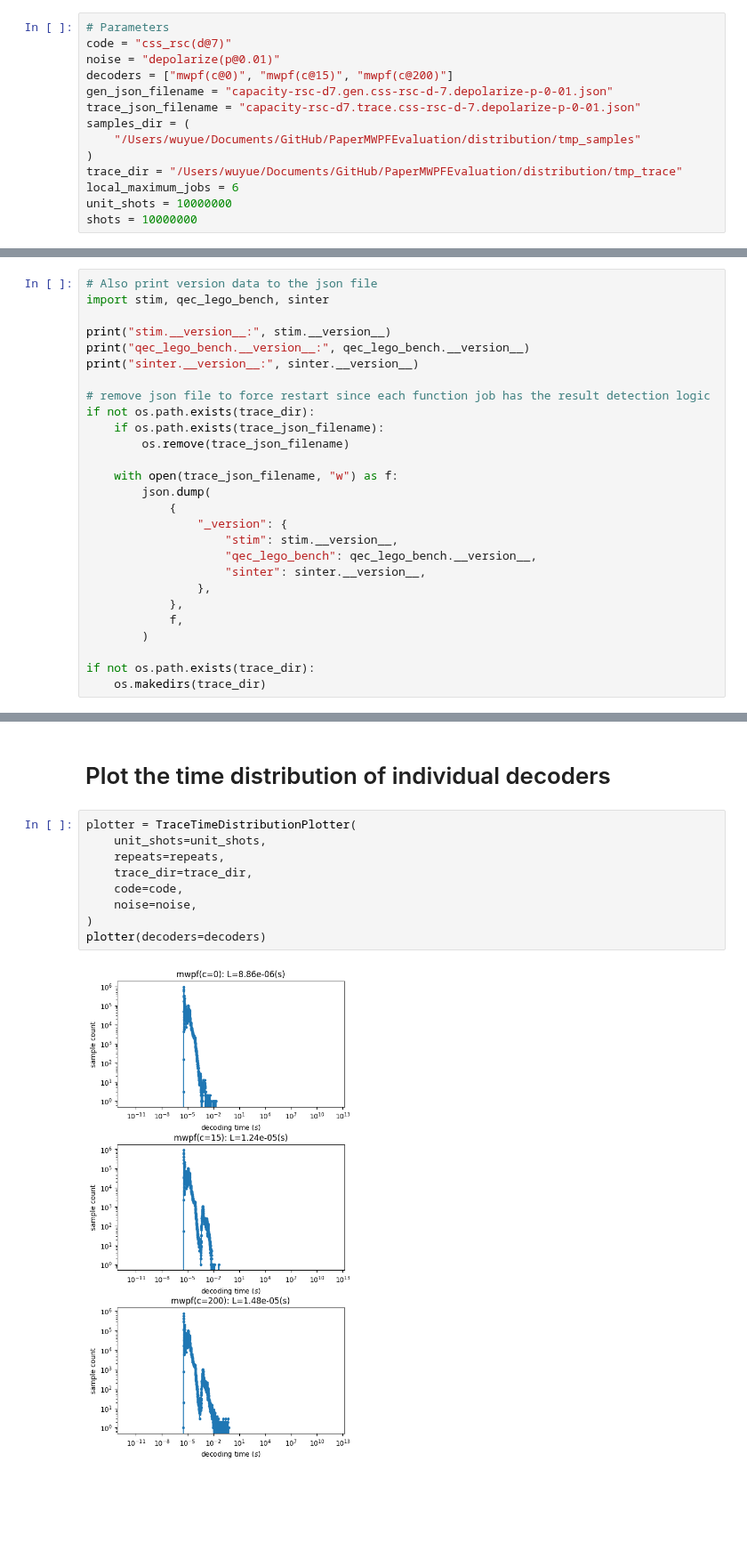
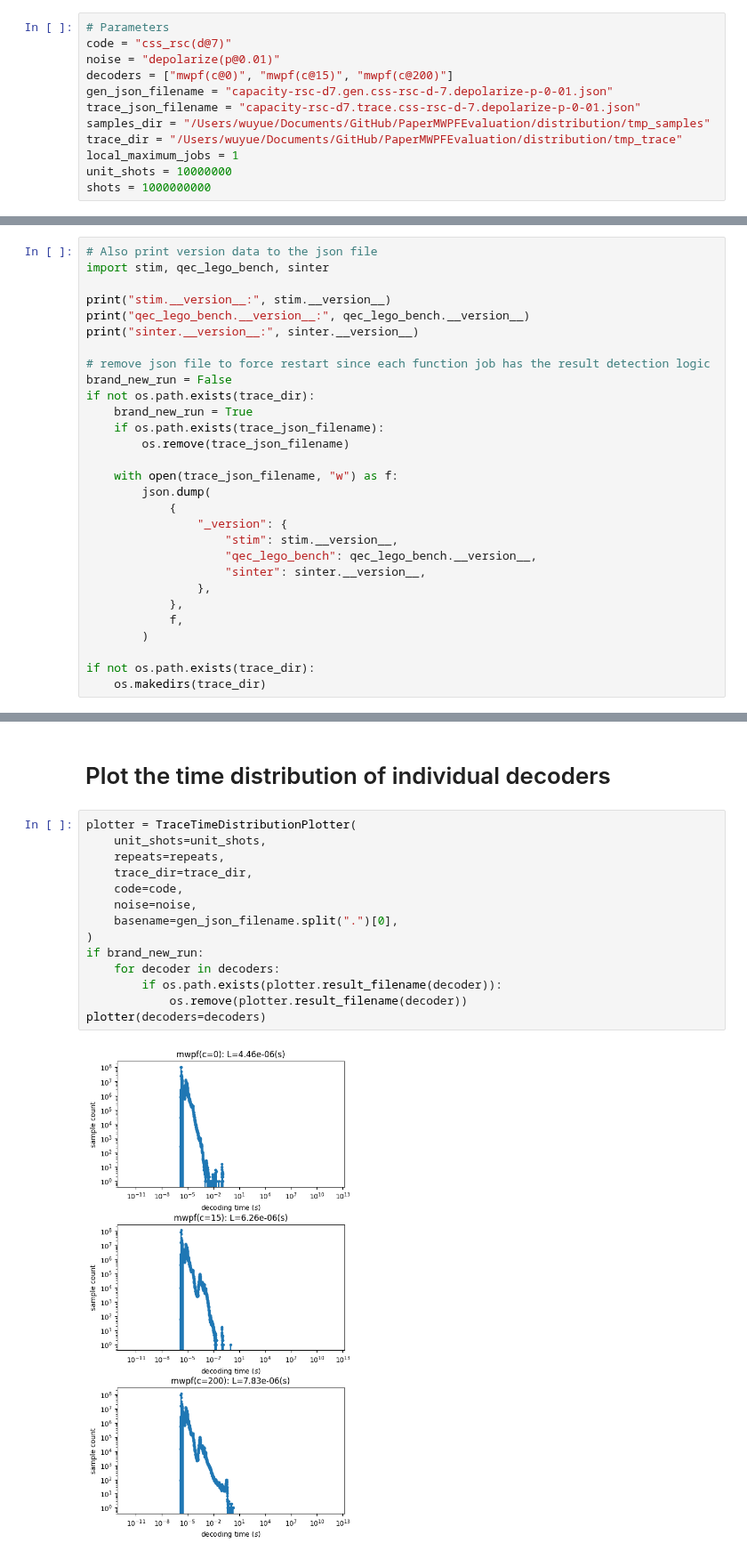
Before and after one commit to YangLiuWillow/PaperMWPFEvaluation, a Jupyter notebook: distribution/capacity-rsc-d7.ipynb, the cells around one changed output, grey strips where cells are left out. Shown at 89% size. Saved outputs shown, nothing was run; the diff lists cells and outputs as text; blank space fills up the shorter version.

Commit message:
add distribution data

```diff
--- a/distribution/capacity-rsc-d7.ipynb
+++ b/distribution/capacity-rsc-d7.ipynb
@@ -39,13 +39,11 @@ noise = "depolarize(p@0.01)"
 decoders = ["mwpf(c@0)", "mwpf(c@15)", "mwpf(c@200)"]
 gen_json_filename = "capacity-rsc-d7.gen.css-rsc-d-7.depolarize-p-0-01.json"
 trace_json_filename = "capacity-rsc-d7.trace.css-rsc-d-7.depolarize-p-0-01.json"
-samples_dir = (
-    "/Users/wuyue/Documents/GitHub/PaperMWPFEvaluation/distribution/tmp_samples"
-)
+samples_dir = "/Users/wuyue/Documents/GitHub/PaperMWPFEvaluation/distribution/tmp_samples"
 trace_dir = "/Users/wuyue/Documents/GitHub/PaperMWPFEvaluation/distribution/tmp_trace"
-local_maximum_jobs = 6
+local_maximum_jobs = 1
 unit_shots = 10000000
-shots = 10000000
+shots = 1000000000
 # %%
 %load_ext autoreload
 %autoreload 2
@@ -178,7 +191,9 @@ print("qec_lego_bench.__version__:", qec_lego_bench.__version__)
 print("sinter.__version__:", sinter.__version__)
 
 # remove json file to force restart since each function job has the result detection logic
+brand_new_run = False
 if not os.path.exists(trace_dir):
+    brand_new_run = True
     if os.path.exists(trace_json_filename):
         os.remove(trace_json_filename)
 
@@ -259,11 +287,16 @@ trace_executor.execute(
 # %%
 plotter = TraceTimeDistributionPlotter(
     unit_shots=unit_shots,
     repeats=repeats,
     trace_dir=trace_dir,
     code=code,
     noise=noise,
+    basename=gen_json_filename.split(".")[0],
 )
+if brand_new_run:
+    for decoder in decoders:
+        if os.path.exists(plotter.result_filename(decoder)):
+            os.remove(plotter.result_filename(decoder))
 plotter(decoders=decoders)
 # %% [output]
-[figure, old version]
+[figure, new version]
```
Also changed, not shown: parts of 3 cells of this notebook, 8 other files.
